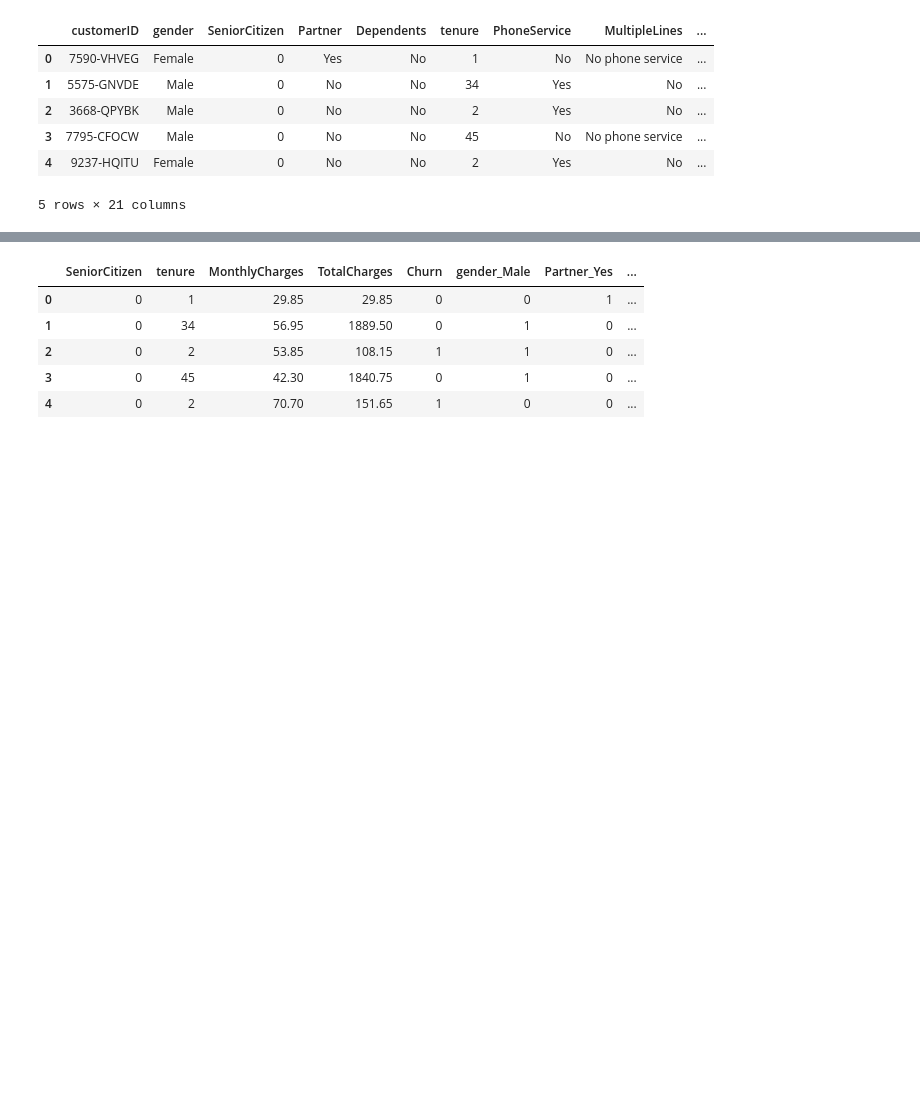
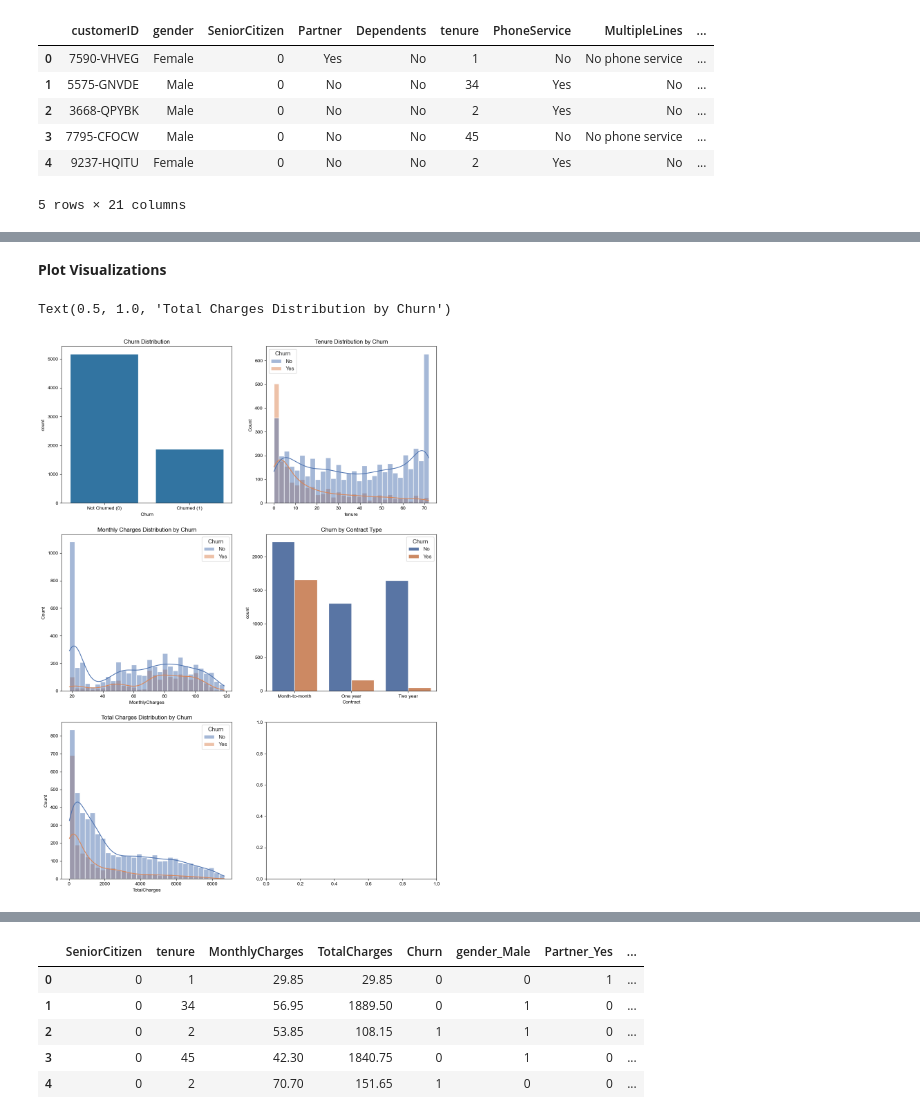
Before and after one commit to jasperdolar/AA1510, a Jupyter notebook: GroupProject.ipynb, the cells around one changed output, grey strips where cells are left out. Cells and saved outputs as stored; diff of their text form; code cells hidden in the pictures; blank space fills up the shorter version.

```diff
--- a/GroupProject.ipynb
+++ b/GroupProject.ipynb
@@ -54,0 +155,37 @@ df.head()
+# %% [markdown]
+**Plot Visualizations**
+# %%
+# Convert TotalCharges to numeric for plotting
+df['TotalCharges'] = pd.to_numeric(df['TotalCharges'], errors='coerce')
+
+#subplots
+fig, axes = plt.subplots(3, 2, figsize=(14, 20))
+
+# Set up plot styles
+sns.set(style="whitegrid")
+
+#Plot 1: Churn distribution
+ax = axes[0,0]
+sns.countplot(x="Churn",data=df, ax=axes[0,0])
+axes[0, 0].set_title("Churn Distribution")
+ax.set_xticks([0, 1])
+axes[0, 0].set_xticklabels(["Not Churned (0)", "Churned (1)"])
+
+#Plot 2: Tenure vs Churn
+sns.histplot(data=df, x="tenure", hue="Churn", bins=30, kde=True, ax=axes[0, 1])
+axes[0, 1].set_title("Tenure Distribution by Churn")
+
+#Plot 3: Monthly Charges Distribution by Churn
+sns.histplot(data=df, x="MonthlyCharges", hue="Churn", bins=30, kde=True, ax=axes[1, 0])
+axes[1, 0].set_title("Monthly Charges Distribution by Churn")
+
+#Plot 4: Contract type vs churn
+sns.countplot(x="Contract", hue="Churn", data=df, ax=axes[1, 1])
+axes[1, 1].set_title("Churn by Contract Type")
+
+# Plot 5: Total harges Distribution by Churn
+sns.histplot(data=df, x="TotalCharges", hue="Churn", bins=30, kde=True, ax=axes[2, 0])
+axes[2, 0].set_title("Total Charges Distribution by Churn")
+# %% [output]
+Text(0.5, 1.0, 'Total Charges Distribution by Churn')
+[figure, added]
```
Also changed, not shown: parts of 75 cells of this notebook, 5 other files.
